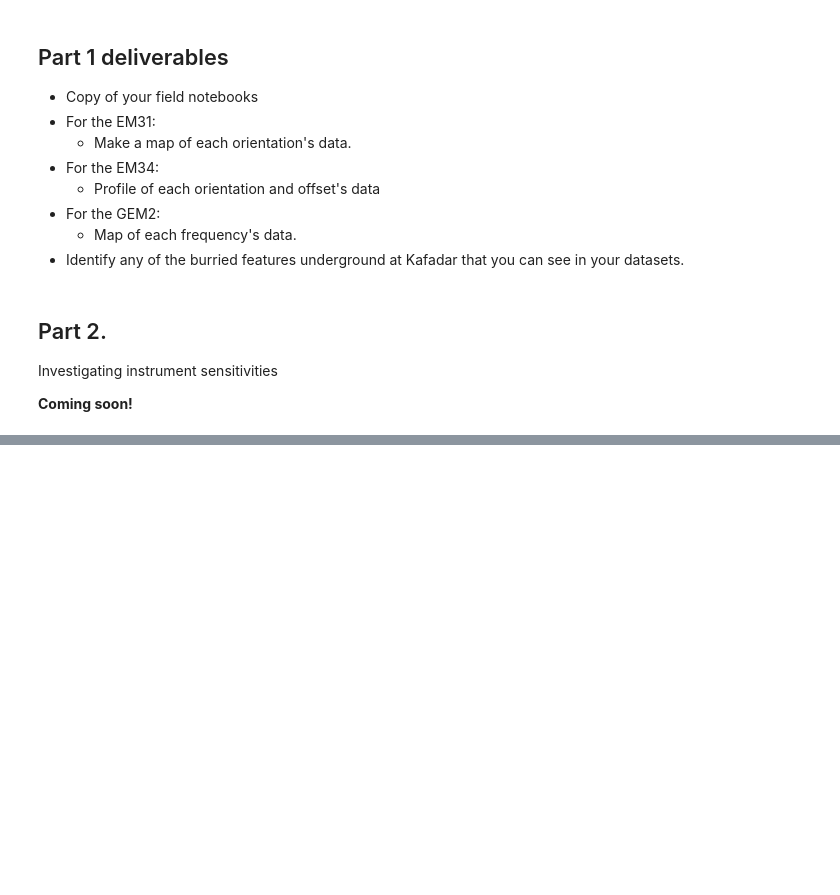
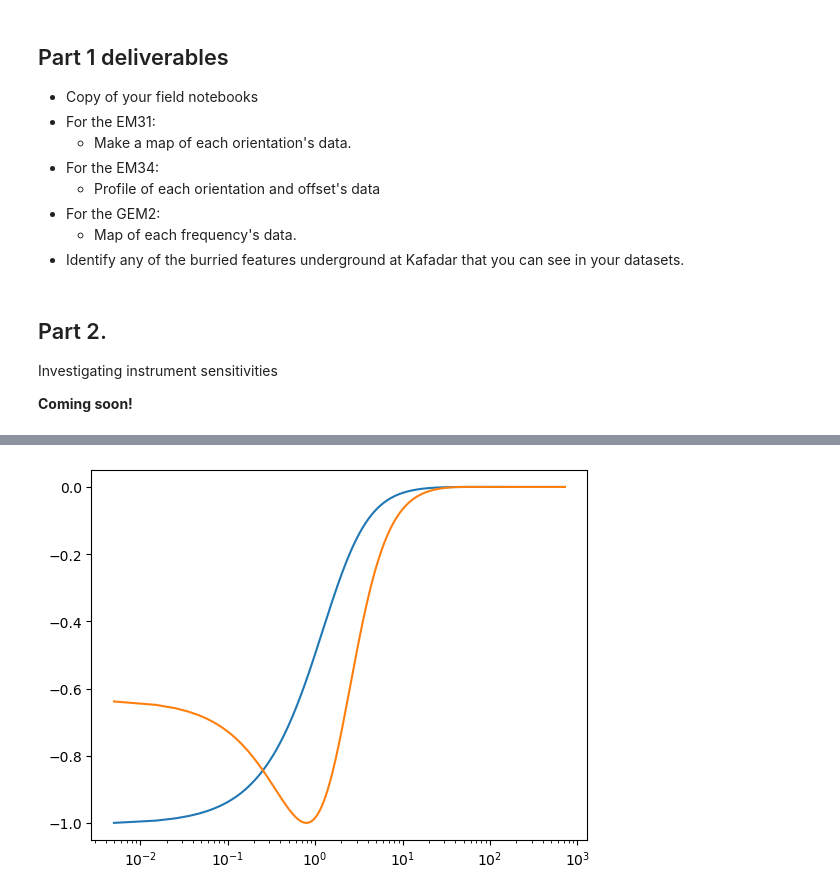
Before and after one commit to jcapriot/gpgn-319, a Jupyter notebook: labs/EM/Lab3-FDEM-collection.ipynb, the cells around one changed output, grey strips where cells are left out. Saved outputs shown, nothing was run; the diff lists cells and outputs as text; code cells hidden in the pictures; blank space fills up the shorter version.

```diff
--- a/labs/EM/Lab3-FDEM-collection.ipynb
+++ b/labs/EM/Lab3-FDEM-collection.ipynb
@@ -94,2 +98,3 @@ importlib.reload(fdem_sens)
 # %%
 temp = fdem_sens.HalfspaceSensitivity()
+info = temp.data_map
@@ -101,5 +101,10 @@ d4 = temp.sens[3]
+# %%
+def plot_semilogx_scaled(x, y, **kwargs):
+    abs_max = np.abs(y).max()
+    y = y/abs_max
+    plt.semilogx(x, y, **kwargs)
 # %%
-plt.semilogx(temp.depths, temp.sens[-1].T)
-plt.semilogx(temp.depths, temp.sens[-3].T)
-plt.semilogx(temp.depths, temp.sens[-5].T)
-plt.semilogx(temp.depths, temp.sens[-7].T)
+plot_semilogx_scaled(temp.depths, temp.sens[info['em31']['vcp']['waist']['imag']])
+plot_semilogx_scaled(temp.depths, temp.sens[info['em31']['hcp']['waist']['imag']])
+# %% [output]
+[figure, added]
```
Also changed, not shown: parts of 8 cells of this notebook, 2 other files.
